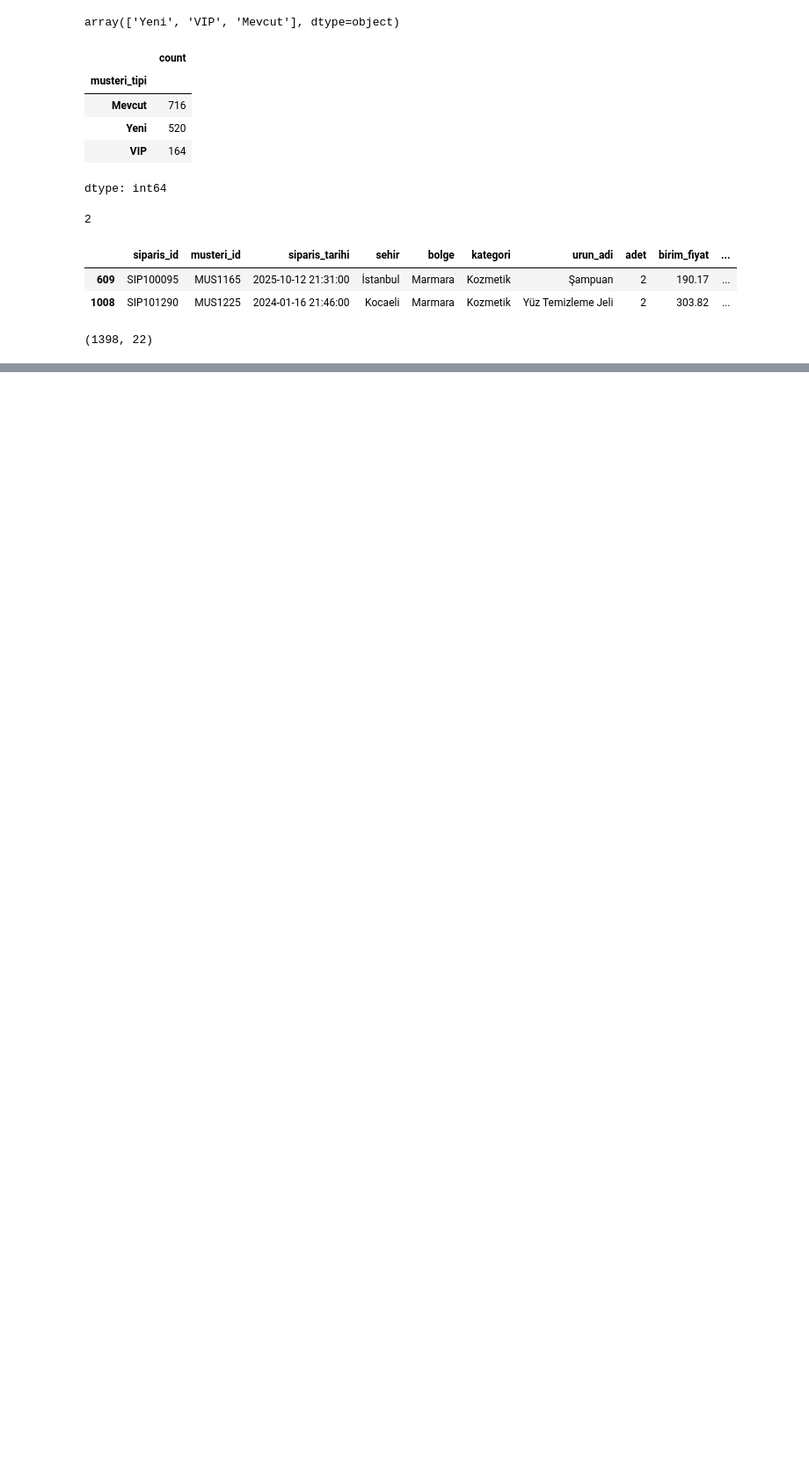
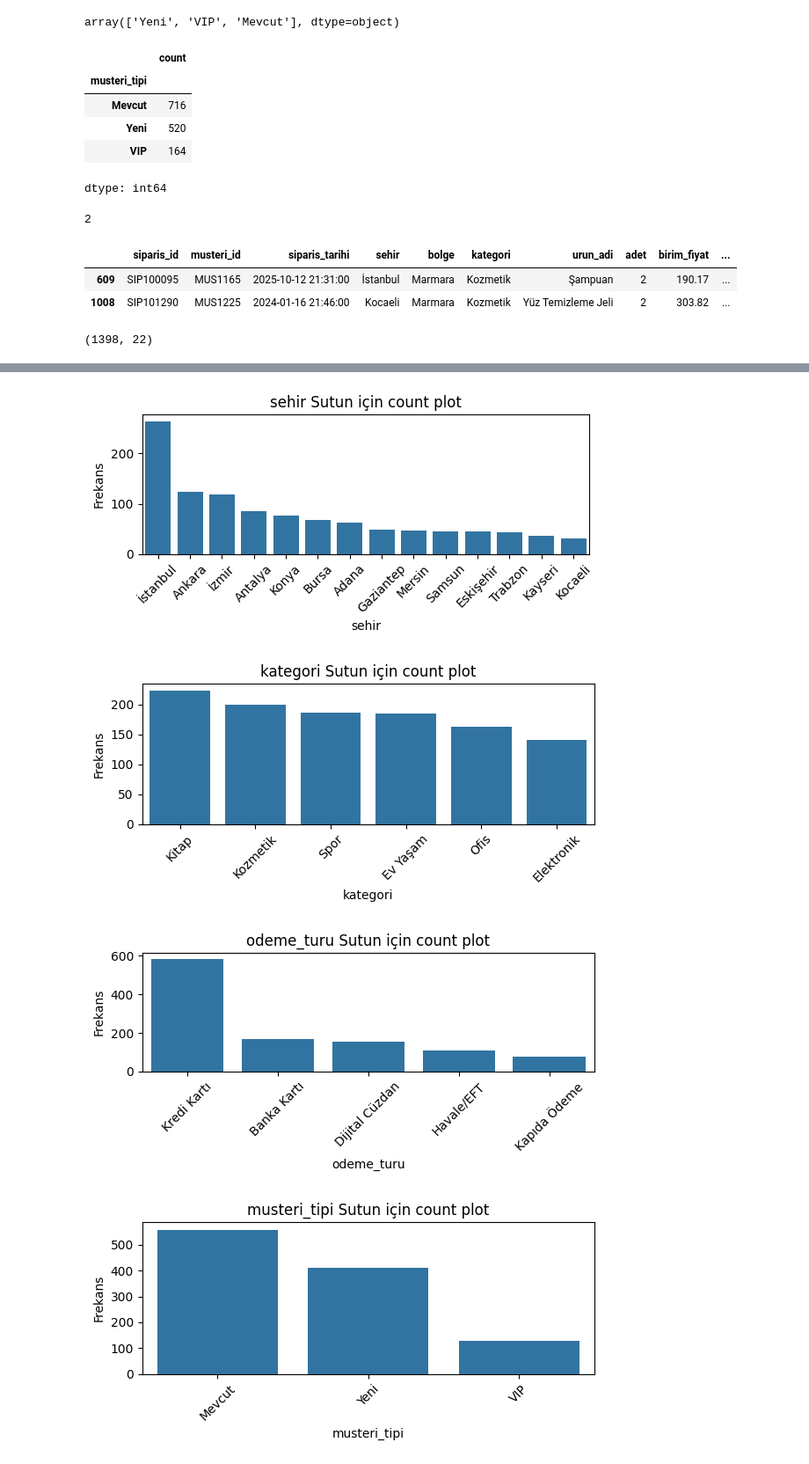
Before and after one commit to Ardatatl33/turk-yeyapayzekaakademisi_bootcamp, a Jupyter notebook: VeriBilimiEgitim.ipynb, the cells around one changed output, grey strips where cells are left out. Shown at 88% size. Saved outputs shown, nothing was run; the diff lists cells and outputs as text; code cells hidden in the pictures; blank space fills up the shorter version.

```diff
--- a/VeriBilimiEgitim.ipynb
+++ b/VeriBilimiEgitim.ipynb
@@ -725,0 +963,4 @@ df.to_csv("e_ticaret_veri_seti_tekrarlayan_kayıtlar_düzenlendi.csv")
+# %%
+for sutun in kategorik_sutunlar:
+  print((df[sutun].value_counts(normalize = True) * 100).round(2))
+  print()
@@ -725,0 +985,4 @@ df.to_csv("e_ticaret_veri_seti_tekrarlayan_kayıtlar_düzenlendi.csv")
+# %%
+for sutun in kategorik_sutunlar:
+  print(df[sutun].value_counts().head(3))
+  print()
@@ -725,0 +1007,4 @@ df.to_csv("e_ticaret_veri_seti_tekrarlayan_kayıtlar_düzenlendi.csv")
+# %%
+for sutun in kategorik_sutunlar:
+  print(df[sutun].value_counts().tail(3))
+  print()
@@ -725,0 +1029,10 @@ df.to_csv("e_ticaret_veri_seti_tekrarlayan_kayıtlar_düzenlendi.csv")
+# %%
+detayli_analiz_sutunları = ["sehir", "kategori", "odeme_turu", "musteri_tipi"]
+for sutun in detayli_analiz_sutunları:
+  if sutun in df.columns:
+    print("frekanslar")
+    print(df[sutun].value_counts())
+
+    print("oranlar:")
+    print((df[sutun].value_counts(normalize=True) * 100).round(2))
+    print()
@@ -725,0 +1057,16 @@ df.to_csv("e_ticaret_veri_seti_tekrarlayan_kayıtlar_düzenlendi.csv")
+# %%
+for sutun in detayli_analiz_sutunları:
+  if sutun in df.columns:
+    plt.figure(figsize=(6,3))
+    sns.countplot(data=df, x=sutun, order=df[sutun].value_counts().index)
+    plt.title(f"{sutun} Sutun için count plot")
+    plt.xlabel(sutun)
+    plt.ylabel("Frekans")
+    plt.xticks(rotation=45)
+    plt.tight_layout()
+    plt.show()
+# %% [output]
+[figure, added]
+[figure, added]
+[figure, added]
+[figure, added]
```
Also changed, not shown: parts of 85 cells of this notebook.
